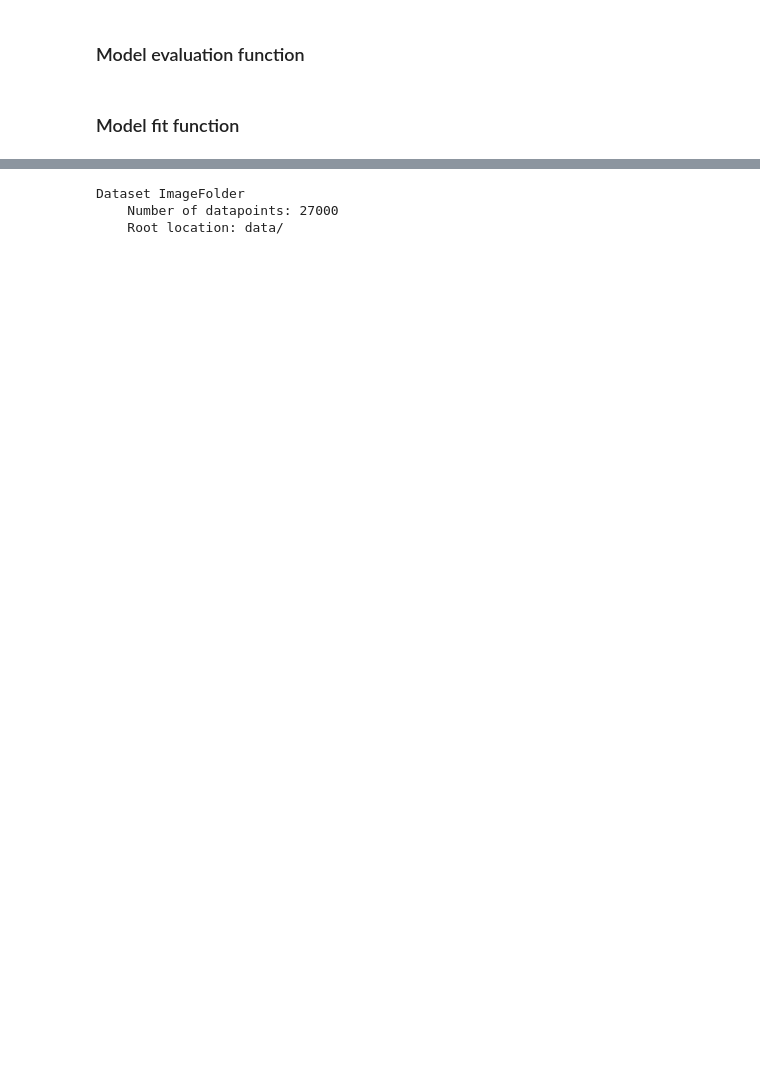
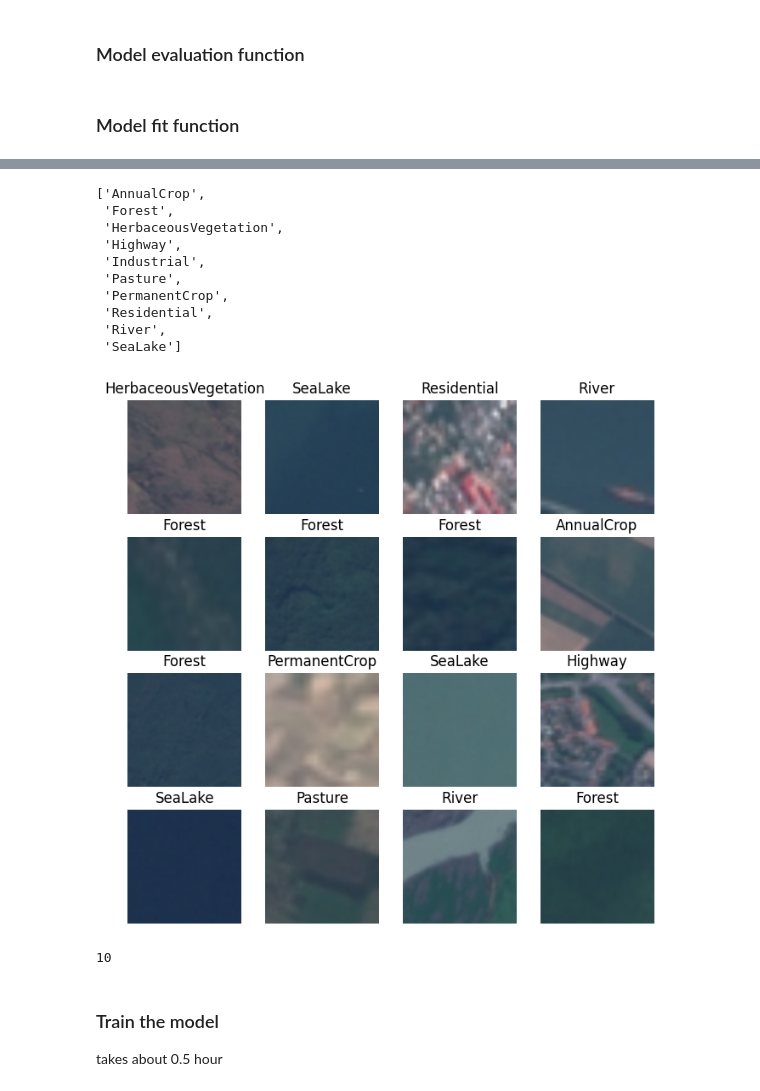
Before and after one commit to Nirzaree/lulc_classification_using_deep_learning, a Jupyter notebook: 3_build_model.ipynb, the cells around one changed output, grey strips where cells are left out. Cells and saved outputs as stored; diff of their text form; code cells hidden in the pictures; blank space fills up the shorter version.

Commit message:
updating notebook with model training done.

```diff
--- a/3_build_model.ipynb
+++ b/3_build_model.ipynb
@@ -8,0 +12,3 @@ data_folder = 'data/'
+# %%
+# data_folder = 'data/'
+data_folder = '/content/drive/MyDrive/CCAI 2024 Tutorials/1_LULC_ResNET50/data'
@@ -200,8 +215,15 @@ from torchvision import datasets
 # %%
-dataset = datasets.ImageFolder(data_folder)
+dataset = datasets.ImageFolder(os.path.join(data_folder, 'EuroSAT','2750'))
 # %%
-dataset
+dataset.classes
 # %% [output]
-Dataset ImageFolder
-    Number of datapoints: 27000
-    Root location: data/
+['AnnualCrop',
+ 'Forest',
+ 'HerbaceousVegetation',
+ 'Highway',
+ 'Industrial',
+ 'Pasture',
+ 'PermanentCrop',
+ 'Residential',
+ 'River',
+ 'SeaLake']
@@ -208,3 +232,30 @@ Dataset ImageFolder
+# %%
+class_names = dataset.classes
+# %%
+imagenet_mean, imagenet_std = [0.485, 0.456, 0.406], [0.229, 0.224, 0.225]
+# %%
+n = 4
+inputs, classes = next(iter(train_loader))
+fig, axes = plt.subplots(n, n, figsize=(8, 8))
+
+for i in range(n):
+  for j in range(n):
+    image = inputs[i * n + j].numpy().transpose((1, 2, 0))
+    image = np.clip(np.array(imagenet_std) * image + np.array(imagenet_mean), 0, 1)
+
+    title = class_names[classes[i * n + j]]
+    axes[i, j].imshow(image)
+    axes[i, j].set_title(title)
+    axes[i, j].axis('off')
+# %% [output]
+[figure, added]
+# %%
+n_epochs
+# %% [output]
+10
+# %% [markdown]
+### Train the model
+takes about 0.5 hour
 # %%
 best_model = fit(model,train_loader,val_loader,n_epochs,lr,criterion,optimizer)
 # %% [output]
```
Also changed, not shown: parts of 19 cells of this notebook.
